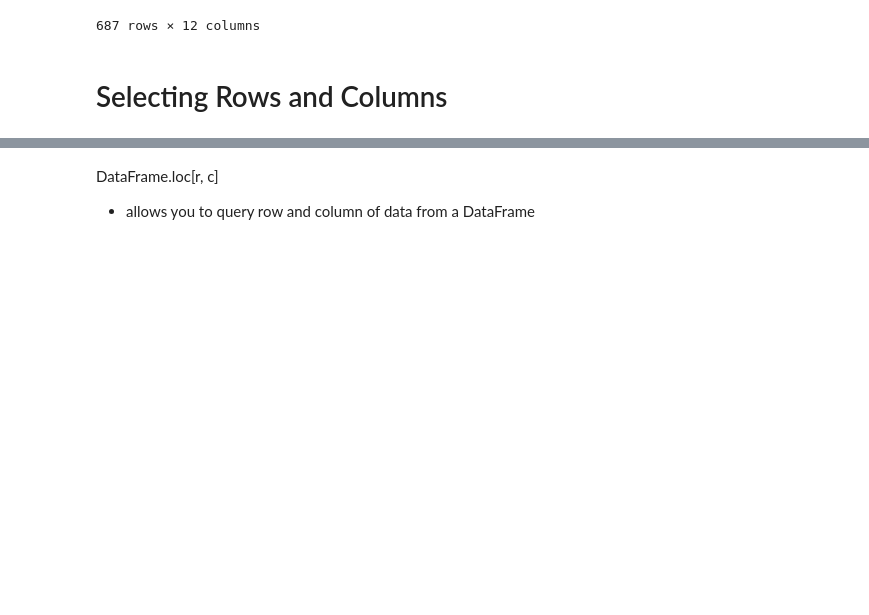
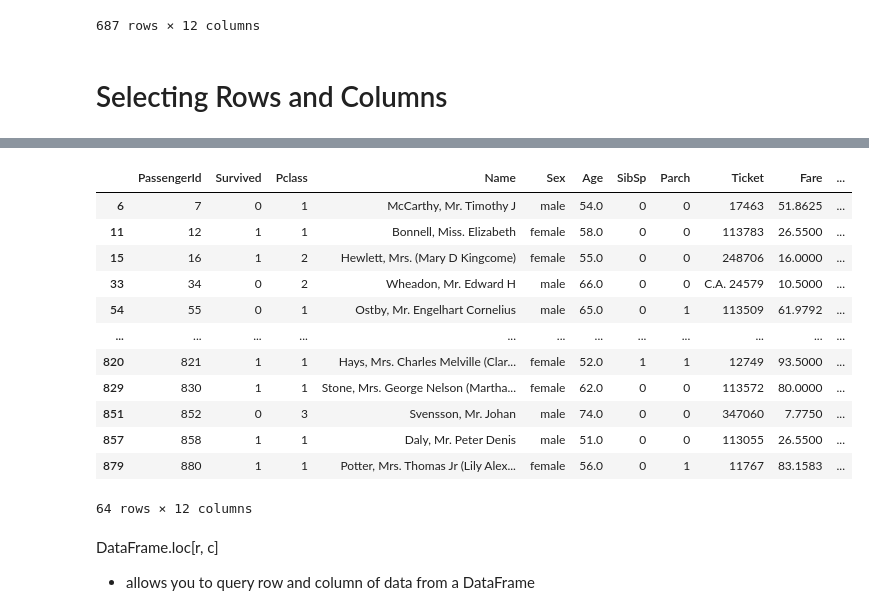
Before and after one commit to moisescujardo/python-projects, a Jupyter notebook: data-science-projects/python_pandas_a_deeper_dive.ipynb, the cells around one changed output, grey strips where cells are left out. Drawn from its saved outputs; the diff is of its cells as text; code cells hidden in the pictures; blank space fills up the shorter version.

```diff
--- a/data-science-projects/python_pandas_a_deeper_dive.ipynb
+++ b/data-science-projects/python_pandas_a_deeper_dive.ipynb
@@ -230,3 +249,20 @@ titanic_passenger_df[titanic_passenger_df['Cabin'].isna()]
+# %%
+# get all passengers whos age is above 50
+titanic_passenger_df[titanic_passenger_df['Age']> 50]
+# %% [output]
+|  | PassengerId | Survived | Pclass | Name | Sex | Age | SibSp | Parch | Ticket | Fare | ... |
+| 6 | 7 | 0 | 1 | McCarthy, Mr. Timothy J | male | 54.0 | 0 | 0 | 17463 | 51.8625 | ... |
+| 11 | 12 | 1 | 1 | Bonnell, Miss. Elizabeth | female | 58.0 | 0 | 0 | 113783 | 26.5500 | ... |
+| 15 | 16 | 1 | 2 | Hewlett, Mrs. (Mary D Kingcome) | female | 55.0 | 0 | 0 | 248706 | 16.0000 | ... |
+| 33 | 34 | 0 | 2 | Wheadon, Mr. Edward H | male | 66.0 | 0 | 0 | C.A. 24579 | 10.5000 | ... |
+| 54 | 55 | 0 | 1 | Ostby, Mr. Engelhart Cornelius | male | 65.0 | 0 | 1 | 113509 | 61.9792 | ... |
+| ... | ... | ... | ... | ... | ... | ... | ... | ... | ... | ... | ... |
+| 820 | 821 | 1 | 1 | Hays, Mrs. Charles Melville (Clar... | female | 52.0 | 1 | 1 | 12749 | 93.5000 | ... |
+| 829 | 830 | 1 | 1 | Stone, Mrs. George Nelson (Martha... | female | 62.0 | 0 | 0 | 113572 | 80.0000 | ... |
+| 851 | 852 | 0 | 3 | Svensson, Mr. Johan | male | 74.0 | 0 | 0 | 347060 | 7.7750 | ... |
+| 857 | 858 | 1 | 1 | Daly, Mr. Peter Denis | male | 51.0 | 0 | 0 | 113055 | 26.5500 | ... |
+| 879 | 880 | 1 | 1 | Potter, Mrs. Thomas Jr (Lily Alex... | female | 56.0 | 0 | 1 | 11767 | 83.1583 | ... |
+64 rows × 12 columns
 # %% [markdown]
 DataFrame.loc[r, c]
 - allows you to query row and column of data from a DataFrame
```
Also changed, not shown: parts of 5 cells of this notebook.
